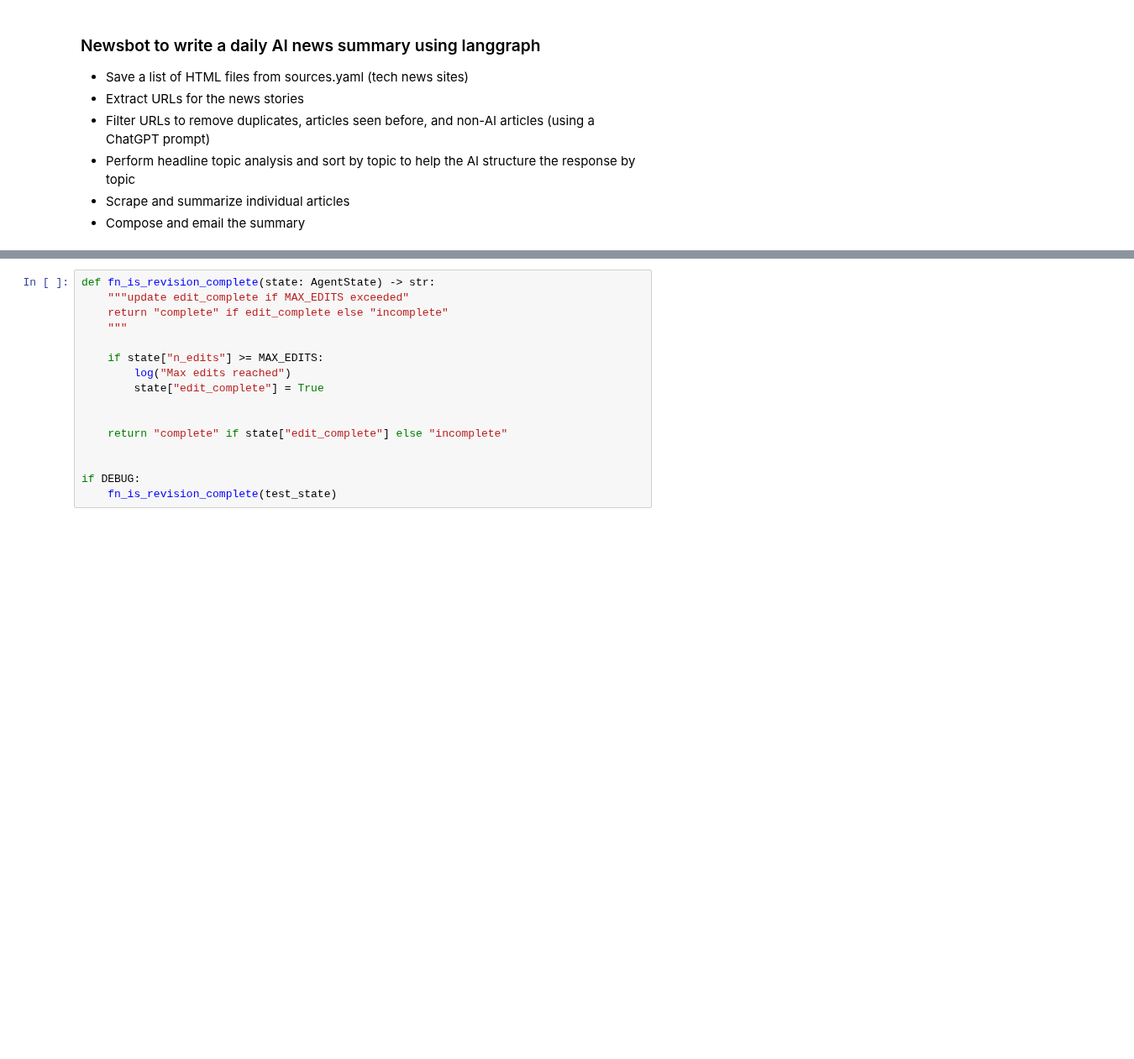
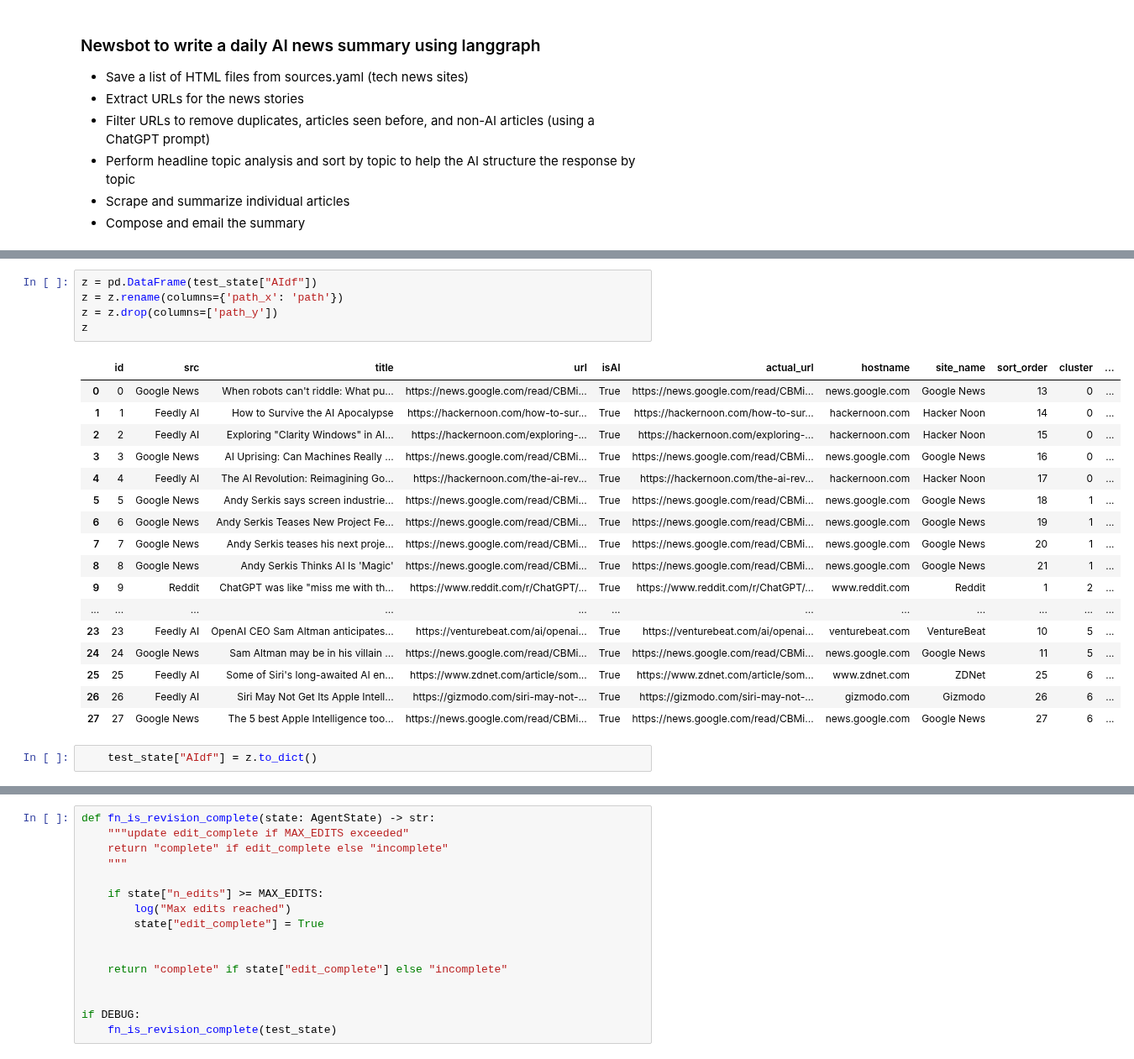
Before and after one commit to druce/AInewsbot, a Jupyter notebook: AInewsbot_langgraph.ipynb, the cells around one changed output, grey strips where cells are left out. Shown at 84% size. Saved outputs shown, nothing was run; the diff lists cells and outputs as text; blank space fills up the shorter version.

```diff
--- a/AInewsbot_langgraph.ipynb
+++ b/AInewsbot_langgraph.ipynb
@@ -911,3 +1117,28 @@ if DEBUG:
+# %%
+z = pd.DataFrame(test_state["AIdf"])
+z = z.rename(columns={'path_x': 'path'})
+z = z.drop(columns=['path_y'])
+z
+# %% [output]
+|  | id | src | title | url | isAI | actual_url | hostname | site_name | sort_order | cluster | ... |
+| 0 | 0 | Google News | When robots can't riddle: What pu... | https://news.google.com/read/CBMi... | True | https://news.google.com/read/CBMi... | news.google.com | Google News | 13 | 0 | ... |
+| 1 | 1 | Feedly AI | How to Survive the AI Apocalypse | https://hackernoon.com/how-to-sur... | True | https://hackernoon.com/how-to-sur... | hackernoon.com | Hacker Noon | 14 | 0 | ... |
+| 2 | 2 | Feedly AI | Exploring "Clarity Windows" in AI... | https://hackernoon.com/exploring-... | True | https://hackernoon.com/exploring-... | hackernoon.com | Hacker Noon | 15 | 0 | ... |
+| 3 | 3 | Google News | AI Uprising: Can Machines Really ... | https://news.google.com/read/CBMi... | True | https://news.google.com/read/CBMi... | news.google.com | Google News | 16 | 0 | ... |
+| 4 | 4 | Feedly AI | The AI Revolution: Reimagining Go... | https://hackernoon.com/the-ai-rev... | True | https://hackernoon.com/the-ai-rev... | hackernoon.com | Hacker Noon | 17 | 0 | ... |
+| 5 | 5 | Google News | Andy Serkis says screen industrie... | https://news.google.com/read/CBMi... | True | https://news.google.com/read/CBMi... | news.google.com | Google News | 18 | 1 | ... |
+| 6 | 6 | Google News | Andy Serkis Teases New Project Fe... | https://news.google.com/read/CBMi... | True | https://news.google.com/read/CBMi... | news.google.com | Google News | 19 | 1 | ... |
+| 7 | 7 | Google News | Andy Serkis teases his next proje... | https://news.google.com/read/CBMi... | True | https://news.google.com/read/CBMi... | news.google.com | Google News | 20 | 1 | ... |
+| 8 | 8 | Google News | Andy Serkis Thinks AI Is 'Magic' | https://news.google.com/read/CBMi... | True | https://news.google.com/read/CBMi... | news.google.com | Google News | 21 | 1 | ... |
+| 9 | 9 | Reddit | ChatGPT was like "miss me with th... | https://www.reddit.com/r/ChatGPT/... | True | https://www.reddit.com/r/ChatGPT/... | www.reddit.com | Reddit | 1 | 2 | ... |
+| ... | ... | ... | ... | ... | ... | ... | ... | ... | ... | ... | ... |
+| 23 | 23 | Feedly AI | OpenAI CEO Sam Altman anticipates... | https://venturebeat.com/ai/openai... | True | https://venturebeat.com/ai/openai... | venturebeat.com | VentureBeat | 10 | 5 | ... |
+| 24 | 24 | Google News | Sam Altman may be in his villain ... | https://news.google.com/read/CBMi... | True | https://news.google.com/read/CBMi... | news.google.com | Google News | 11 | 5 | ... |
+| 25 | 25 | Feedly AI | Some of Siri's long-awaited AI en... | https://www.zdnet.com/article/som... | True | https://www.zdnet.com/article/som... | www.zdnet.com | ZDNet | 25 | 6 | ... |
+| 26 | 26 | Feedly AI | Siri May Not Get Its Apple Intell... | https://gizmodo.com/siri-may-not-... | True | https://gizmodo.com/siri-may-not-... | gizmodo.com | Gizmodo | 26 | 6 | ... |
+| 27 | 27 | Google News | The 5 best Apple Intelligence too... | https://news.google.com/read/CBMi... | True | https://news.google.com/read/CBMi... | news.google.com | Google News | 27 | 6 | ... |
+# %%
+    test_state["AIdf"] = z.to_dict()
 # %%
 # summarize individual pages
 
```
Also changed, not shown: parts of 44 cells of this notebook, 9 other files.
